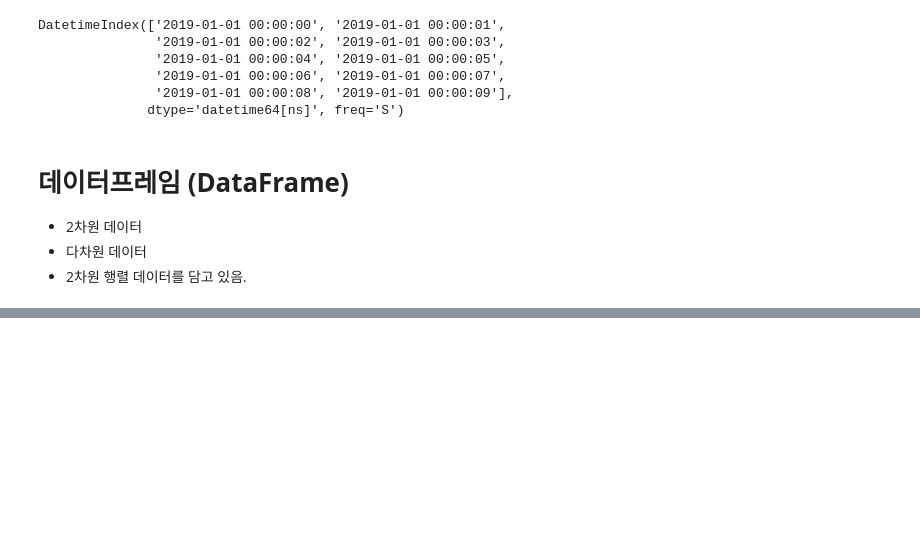
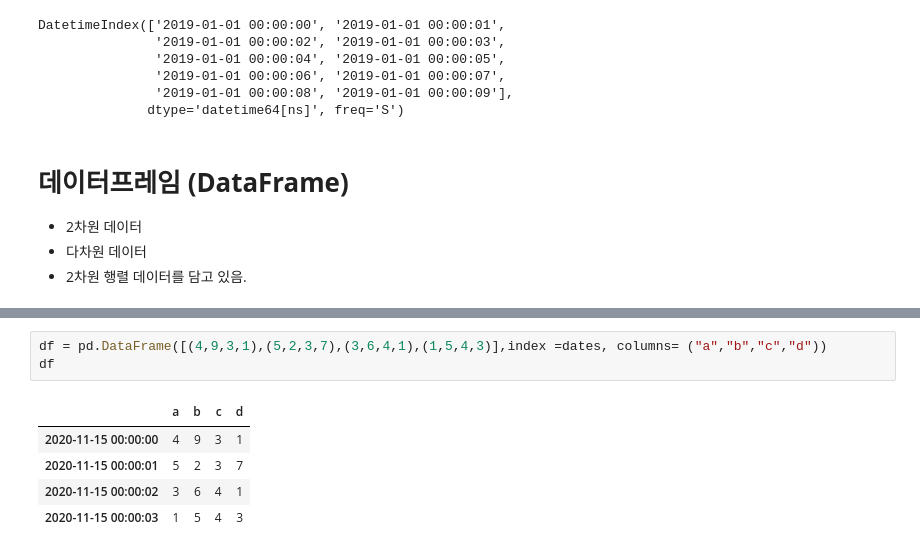
Before and after one commit to rlfwo93/machine-learning, a Jupyter notebook: pandas.ipynb, the cells around one changed output, grey strips where cells are left out. Cells and saved outputs as stored; diff of their text form; blank space fills up the shorter version.

```diff
--- a/pandas.ipynb
+++ b/pandas.ipynb
@@ -119,0 +145,9 @@ df2
+# %%
+df = pd.DataFrame([(4,9,3,1),(5,2,3,7),(3,6,4,1),(1,5,4,3)],index =dates, columns= ("a","b","c","d"))
+df
+# %% [output]
+|  | a | b | c | d |
+| 2020-11-15 00:00:00 | 4 | 9 | 3 | 1 |
+| 2020-11-15 00:00:01 | 5 | 2 | 3 | 7 |
+| 2020-11-15 00:00:02 | 3 | 6 | 4 | 1 |
+| 2020-11-15 00:00:03 | 1 | 5 | 4 | 3 |
```
Also changed, not shown: parts of 31 cells of this notebook.
